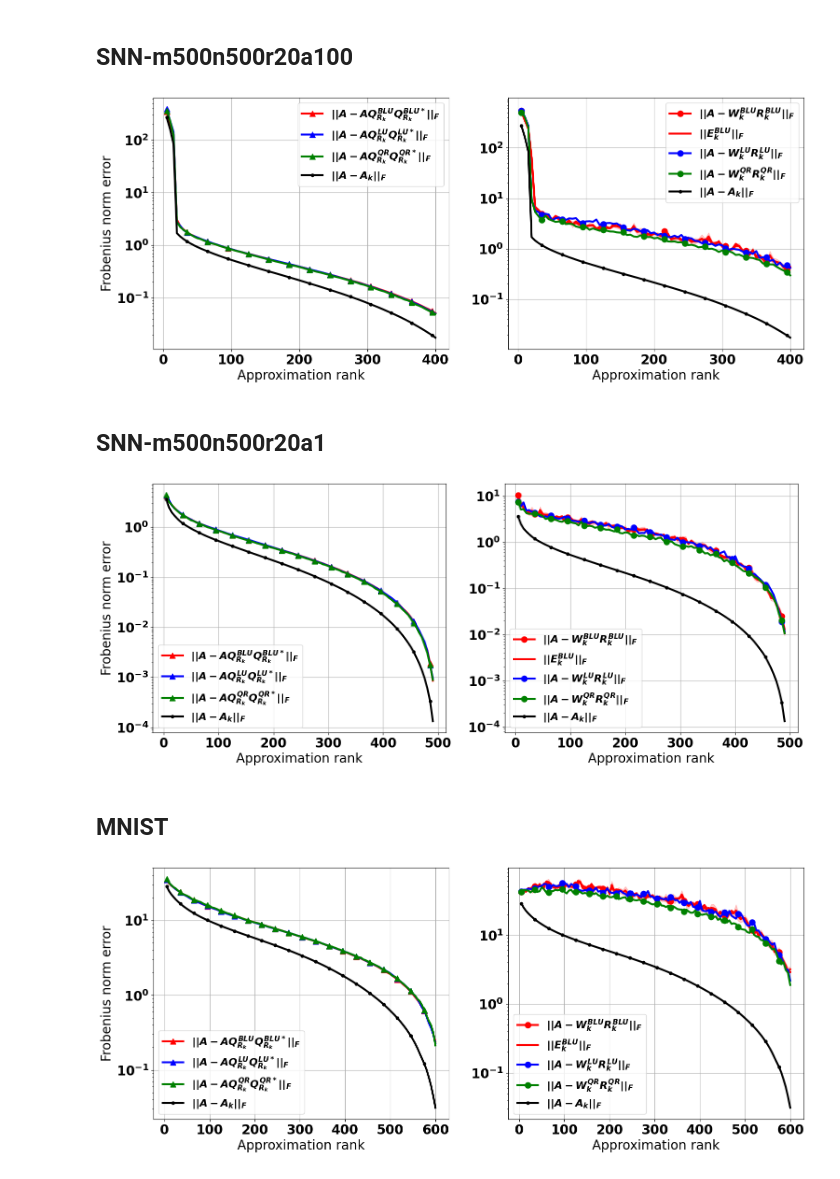
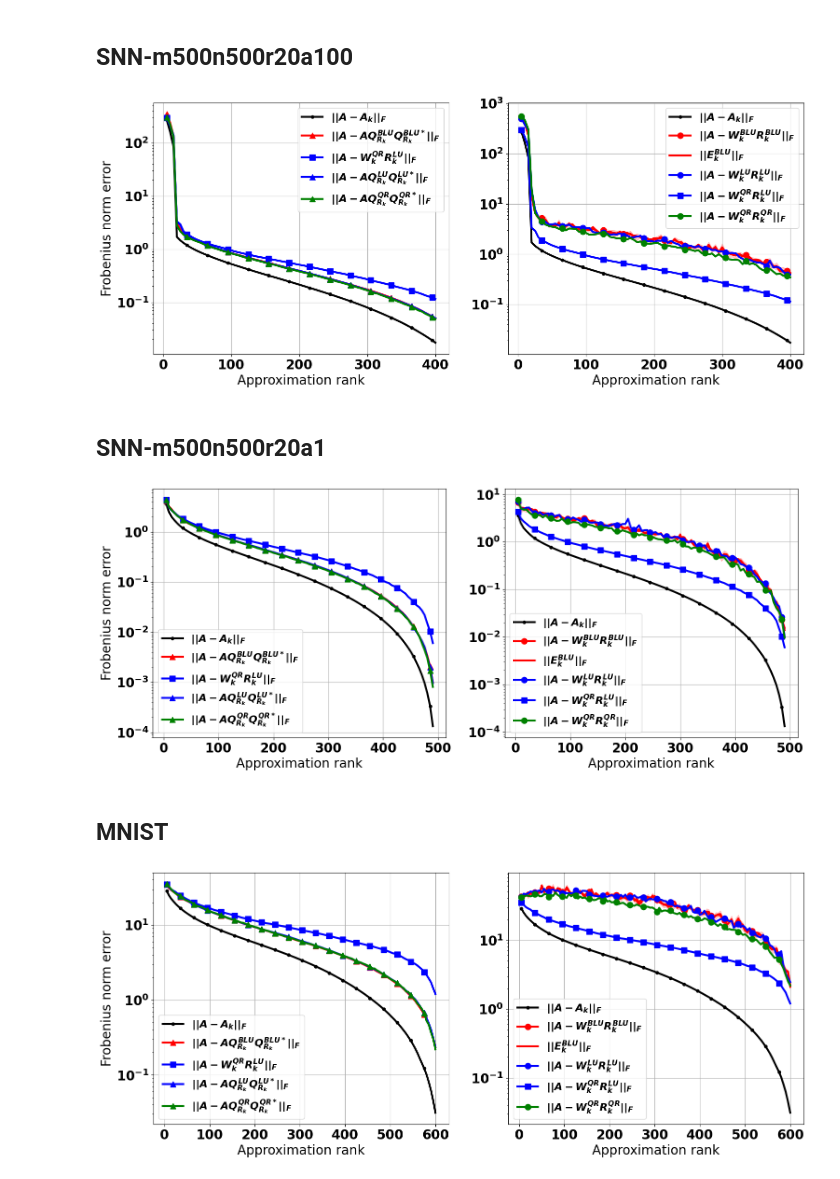
Before and after one commit to dyjdongyijun/Robust_Blockwise_Random_Pivoting, a Jupyter notebook: python/demo.ipynb, the cells around one changed output. Saved outputs shown, nothing was run; the diff lists cells and outputs as text; code cells hidden in the pictures.

```diff
--- a/python/demo.ipynb
+++ b/python/demo.ipynb
@@ -618,7 +617,7 @@ markevery = 6
 plt.figure(figsize=(18,7))
 plt.subplot(1,2,1)
 for err_key, err_val in errors.items():
-    if err_key.find('Stable')!=-1 or err_key=='SVD':
+    if err_key.find('Stable')!=-1 or err_key=='SVD' or err_key.find('QRID')!=-1:
         plt.plot(ranks[mask], err_val[mask], plot_styler[err_key], label=plot_legends[err_key], markevery=markevery)
         # plt.plot(ranks, err_val, plot_styler[err_key], label=plot_legends[err_key], markevery=markevery)
 plt.legend()
@@ -666,7 +665,7 @@ markevery = 6
 plt.figure(figsize=(18,7))
 plt.subplot(1,2,1)
 for err_key, err_val in errors.items():
-    if err_key.find('Stable')!=-1 or err_key=='SVD':
+    if err_key.find('Stable')!=-1 or err_key=='SVD' or err_key.find('QRID')!=-1:
         plt.plot(ranks[mask], err_val[mask], plot_styler[err_key], label=plot_legends[err_key], markevery=markevery)
         # plt.plot(ranks, err_val, plot_styler[err_key], label=plot_legends[err_key], markevery=markevery)
 plt.legend()
@@ -711,38 +710,38 @@ markevery = 6
 plt.figure(figsize=(18,7))
 plt.subplot(1,2,1)
 for err_key, err_val in errors.items():
-    if err_key.find('Stable')!=-1 or err_key=='SVD':
+    if err_key.find('Stable')!=-1 or err_key=='SVD' or err_key.find('QRID')!=-1:
         plt.plot(ranks[mask], err_val[mask], plot_styler[err_key], label=plot_legends[err_key], markevery=markevery)
         # plt.plot(ranks, err_val, plot_styler[err_key], label=plot_legends[err_key], markevery=markevery)
 plt.legend()
 plt.xlabel('Approximation rank')
 plt.ylabel('Frobenius norm error')
 ax = plt.gca()
 ax.set_yscale('log')
 
 plt.subplot(1,2,2)
 for err_key, err_val in errors.items():
     if err_key=='IRMS_EST':
         plot_mean_variance(
             ranks[mask], err_val[:,mask],
             key=plot_legends[err_key],
             marker=plot_styler[err_key], markevery=markevery,
             color=plot_styler[err_key][0], alpha=0.2,
         )
     elif err_key.find('Stable')==-1:
         plt.plot(ranks[mask], err_val[mask], plot_styler[err_key], label=plot_legends[err_key], markevery=markevery)
         # plt.plot(ranks, err_val, plot_styler[err_key], label=plot_legends[err_key], markevery=markevery)
 plt.legend()
 plt.xlabel('Approximation rank')
 ax = plt.gca()
 ax.set_yscale('log')
 
 # for key, val in others.items():
 #     plt.plot(ranks[mask], val[mask], plot_styler[key], label=key, markevery=markevery)
 # plt.legend()
 plt.savefig(f'../figs/{target_tag}__rank{ranks[-1]:d}__BLU_LU_QR.png')
 # %% [output]
-[figure, old version]
+[figure, new version]
 # %% [markdown]
 ## SNN-m500n500r20a1
 # %%
@@ -756,7 +755,7 @@ markevery = 6
 plt.figure(figsize=(18,7))
 plt.subplot(1,2,1)
 for err_key, err_val in errors.items():
-    if err_key.find('Stable')!=-1 or err_key=='SVD':
+    if err_key.find('Stable')!=-1 or err_key=='SVD' or err_key.find('QRID')!=-1:
         plt.plot(ranks[mask], err_val[mask], plot_styler[err_key], label=plot_legends[err_key], markevery=markevery)
         # plt.plot(ranks, err_val, plot_styler[err_key], label=plot_legends[err_key], markevery=markevery)
 plt.legend()
@@ -787,7 +786,7 @@ ax.set_yscale('log')
 # plt.legend()
 plt.savefig(f'../figs/{target_tag}__rank{ranks[-1]:d}__BLU_LU_QR.png')
 # %% [output]
-[figure, old version]
+[figure, new version]
 # %% [markdown]
 ## MNIST
 # %%
@@ -801,7 +800,7 @@ markevery = 6
 plt.figure(figsize=(18,7))
 plt.subplot(1,2,1)
 for err_key, err_val in errors.items():
-    if err_key.find('Stable')!=-1 or err_key=='SVD':
+    if err_key.find('Stable')!=-1 or err_key=='SVD' or err_key.find('QRID')!=-1:
         plt.plot(ranks[mask], err_val[mask], plot_styler[err_key], label=plot_legends[err_key], markevery=markevery)
         # plt.plot(ranks, err_val, plot_styler[err_key], label=plot_legends[err_key], markevery=markevery)
 plt.legend()
@@ -832,4 +831,4 @@ ax.set_yscale('log')
 # plt.legend()
 plt.savefig(f'../figs/{target_tag}__rank{ranks[-1]:d}__BLU_LU_QR.png')
 # %% [output]
-[figure, old version]
+[figure, new version]
```
Also changed, not shown: parts of 3 cells of this notebook.
